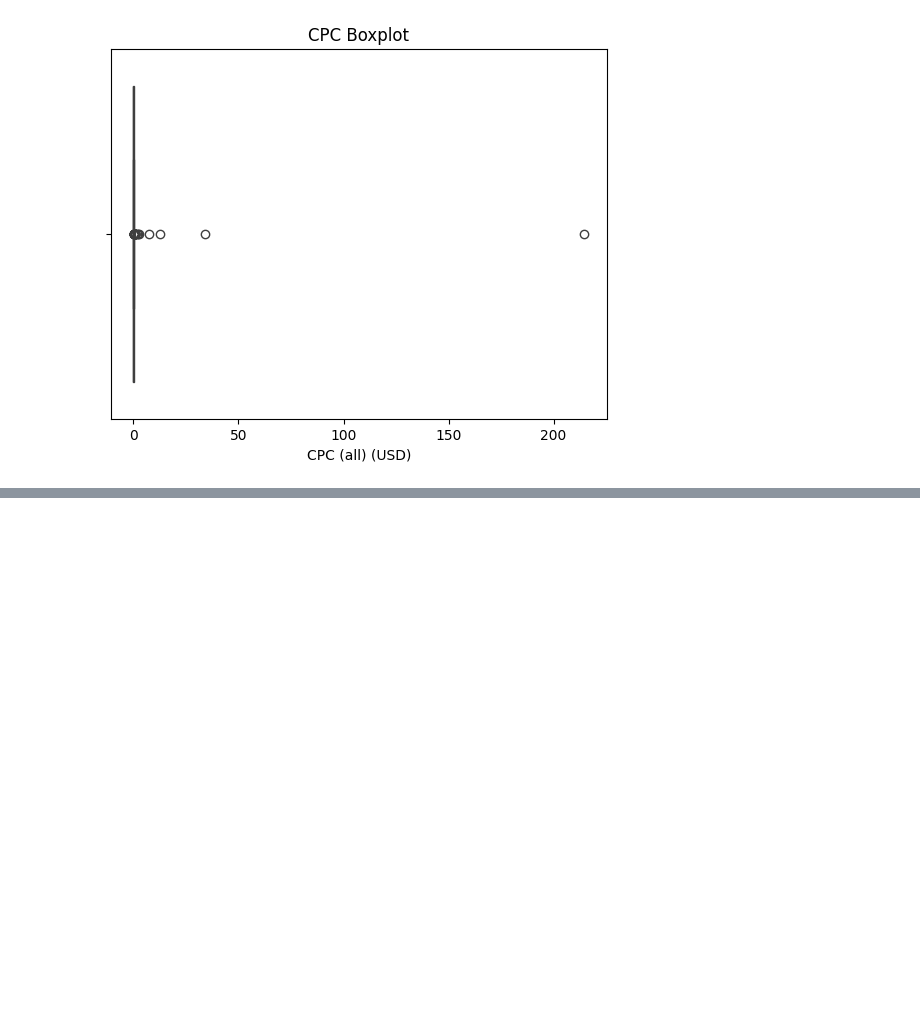
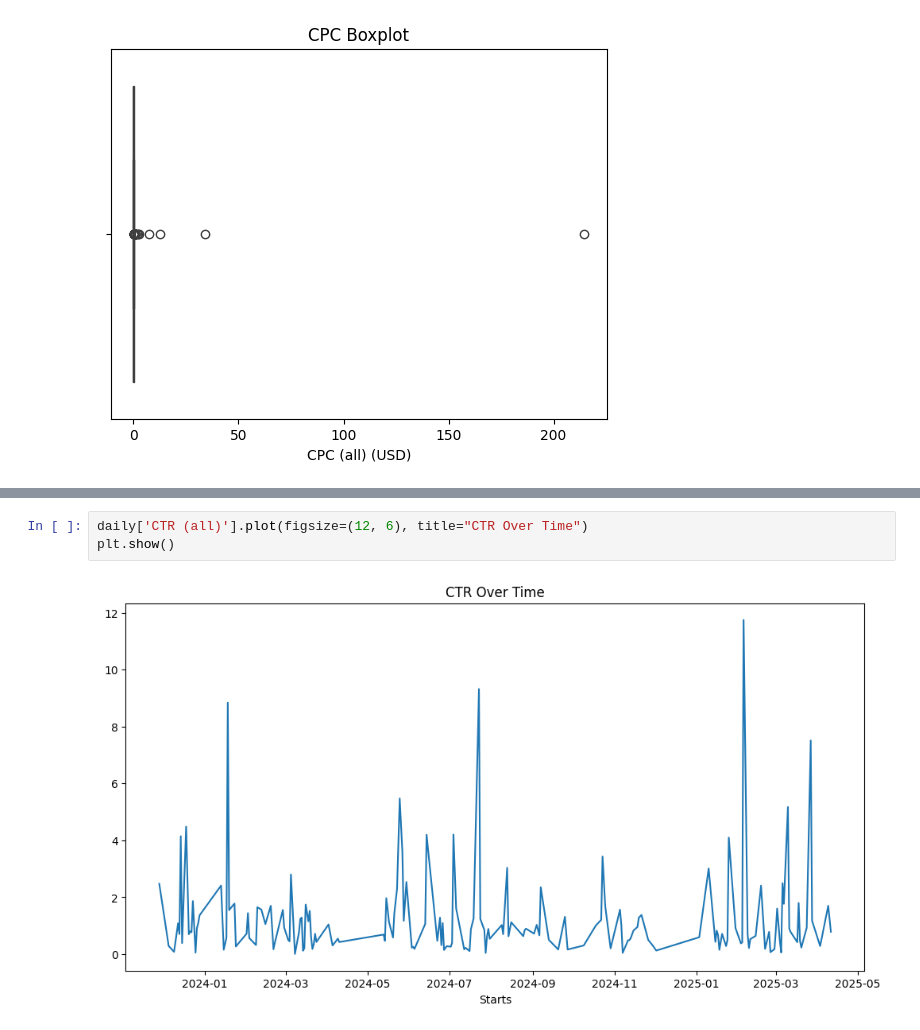
Before and after one commit to ghassantaleb/orange-tunisie-branding-analytics, a Jupyter notebook: notebooks/eda.ipynb, the cells around one changed output, grey strips where cells are left out. Saved outputs shown, nothing was run; the diff lists cells and outputs as text; blank space fills up the shorter version.

```diff
--- a/notebooks/eda.ipynb
+++ b/notebooks/eda.ipynb
@@ -83,0 +84,5 @@ plt.show()
+# %%
+daily['CTR (all)'].plot(figsize=(12, 6), title="CTR Over Time")
+plt.show()
+# %% [output]
+[figure, added]
```
Also changed, not shown: parts of 12 cells of this notebook.
